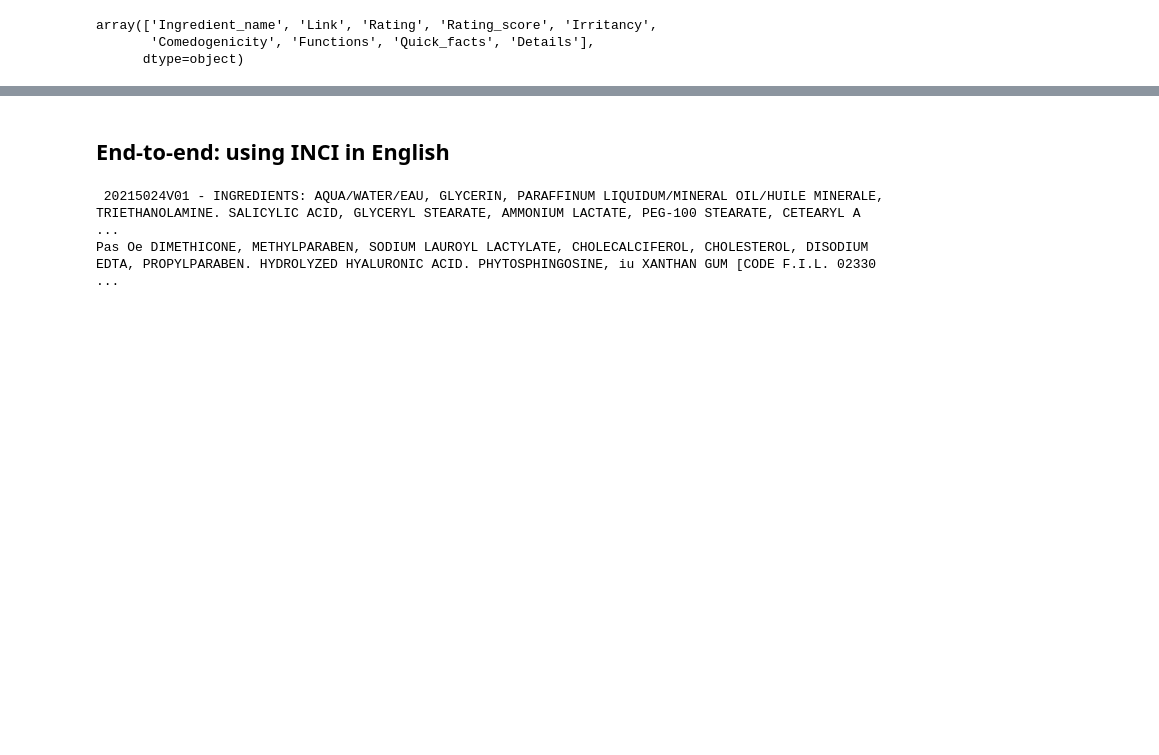
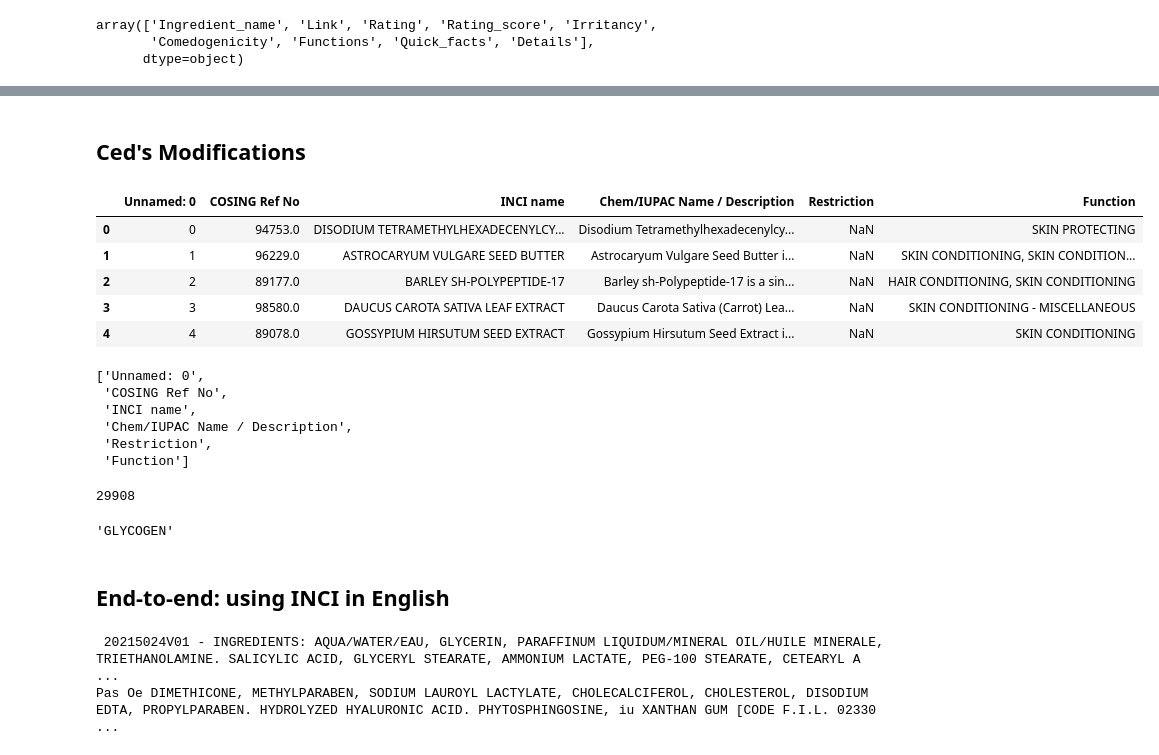
Before and after one commit to hienngn/coderschool-final-project, a Jupyter notebook: Functions-Ced.ipynb, the cells around one changed output, grey strips where cells are left out. Drawn from its saved outputs; the diff is of its cells as text; code cells hidden in the pictures; blank space fills up the shorter version.

```diff
--- a/Functions-Ced.ipynb
+++ b/Functions-Ced.ipynb
@@ -729,3 +629,5 @@ ingredient_analysing
 | 49 | Sodium Hydroxide | No rating | -1 | NaN | NaN | {'buffering': '/ingredient-functi... | NaN | ['The unfancy name for it is lye.... |
 | 50 | Phenoxyethanol | No rating | -1 | NaN | NaN | {'preservative': '/ingredient-fun... | NaN | ['It’s pretty much the current IT... |
 | 51 | Chlorphenesin | No rating | -1 | NaN | NaN | {'preservative': '/ingredient-fun... | NaN | ["A little helper ingredient that... |
+# %% [markdown]
+## Ced's Modifications
@@ -731,0 +743,31 @@ ingredient_analysing
+# %%
+dfcosing = pd.read_csv('Database/ingredient_cosing_37309.csv')
+dfcosing.head()
+# %% [output]
+|  | Unnamed: 0 | COSING Ref No | INCI name | Chem/IUPAC Name / Description | Restriction | Function |
+| 0 | 0 | 94753.0 | DISODIUM TETRAMETHYLHEXADECENYLCY... | Disodium Tetramethylhexadecenylcy... | NaN | SKIN PROTECTING |
+| 1 | 1 | 96229.0 | ASTROCARYUM VULGARE SEED BUTTER | Astrocaryum Vulgare Seed Butter i... | NaN | SKIN CONDITIONING, SKIN CONDITION... |
+| 2 | 2 | 89177.0 | BARLEY SH-POLYPEPTIDE-17 | Barley sh-Polypeptide-17 is a sin... | NaN | HAIR CONDITIONING, SKIN CONDITIONING |
+| 3 | 3 | 98580.0 | DAUCUS CAROTA SATIVA LEAF EXTRACT | Daucus Carota Sativa (Carrot) Lea... | NaN | SKIN CONDITIONING - MISCELLANEOUS |
+| 4 | 4 | 89078.0 | GOSSYPIUM HIRSUTUM SEED EXTRACT | Gossypium Hirsutum Seed Extract i... | NaN | SKIN CONDITIONING |
+# %%
+list(dfcosing.columns)
+# %% [output]
+['Unnamed: 0',
+ 'COSING Ref No',
+ 'INCI name',
+ 'Chem/IUPAC Name / Description',
+ 'Restriction',
+ 'Function']
+# %%
+# dfi3 = pd.read_csv('Database/ingredient_inci_1570.csv')
+ingnames_dict = {name.strip(): name.strip() for name in dfcosing['INCI name']}
+# print(ingnames_dict)
+fd = FuzzyDict(ingnames_dict, cutoff = .55)
+print(len(fd))
+# %% [output]
+29908
+# %%
+fd['GLICOGEN']
+# %% [output]
+'GLYCOGEN'
```
Also changed, not shown: parts of 16 cells of this notebook, 1 other file.
